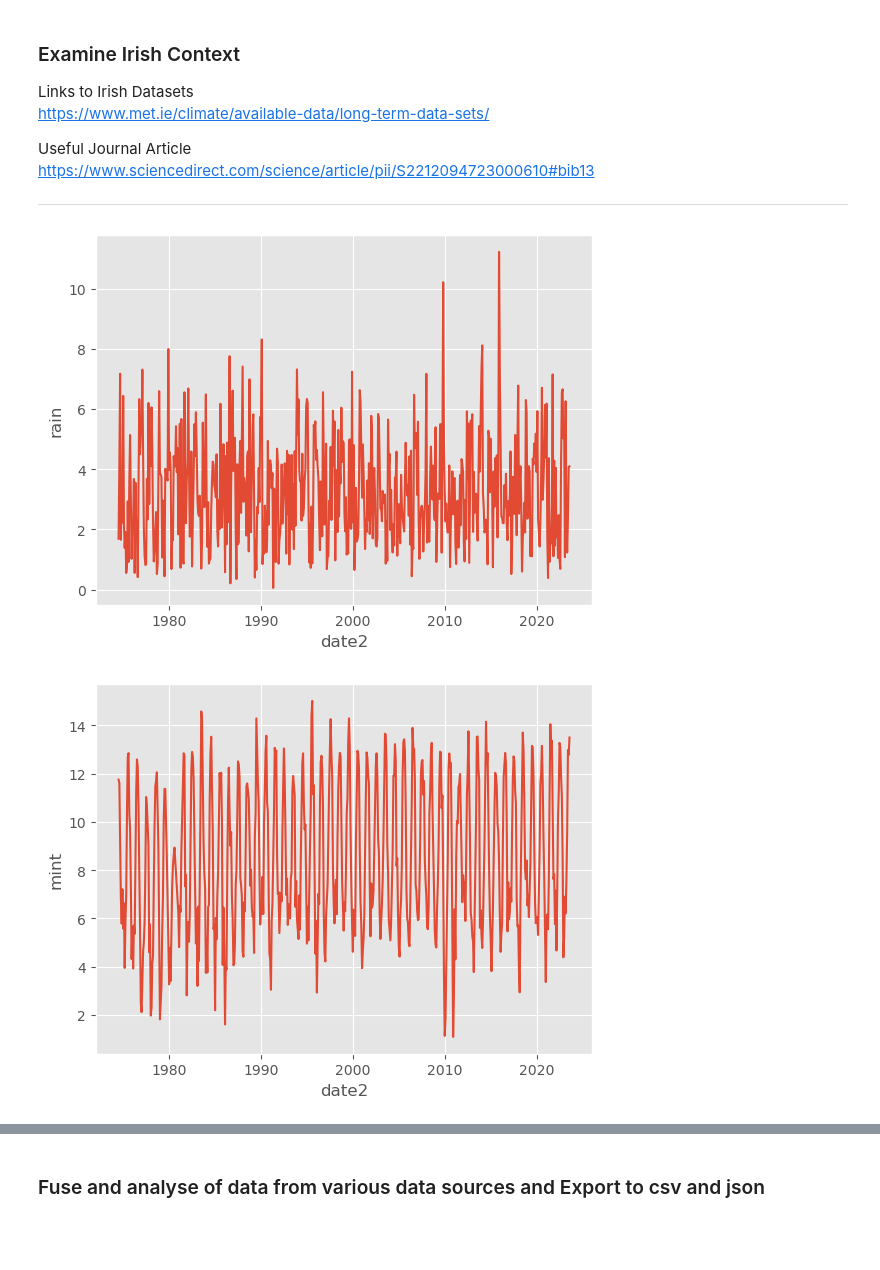
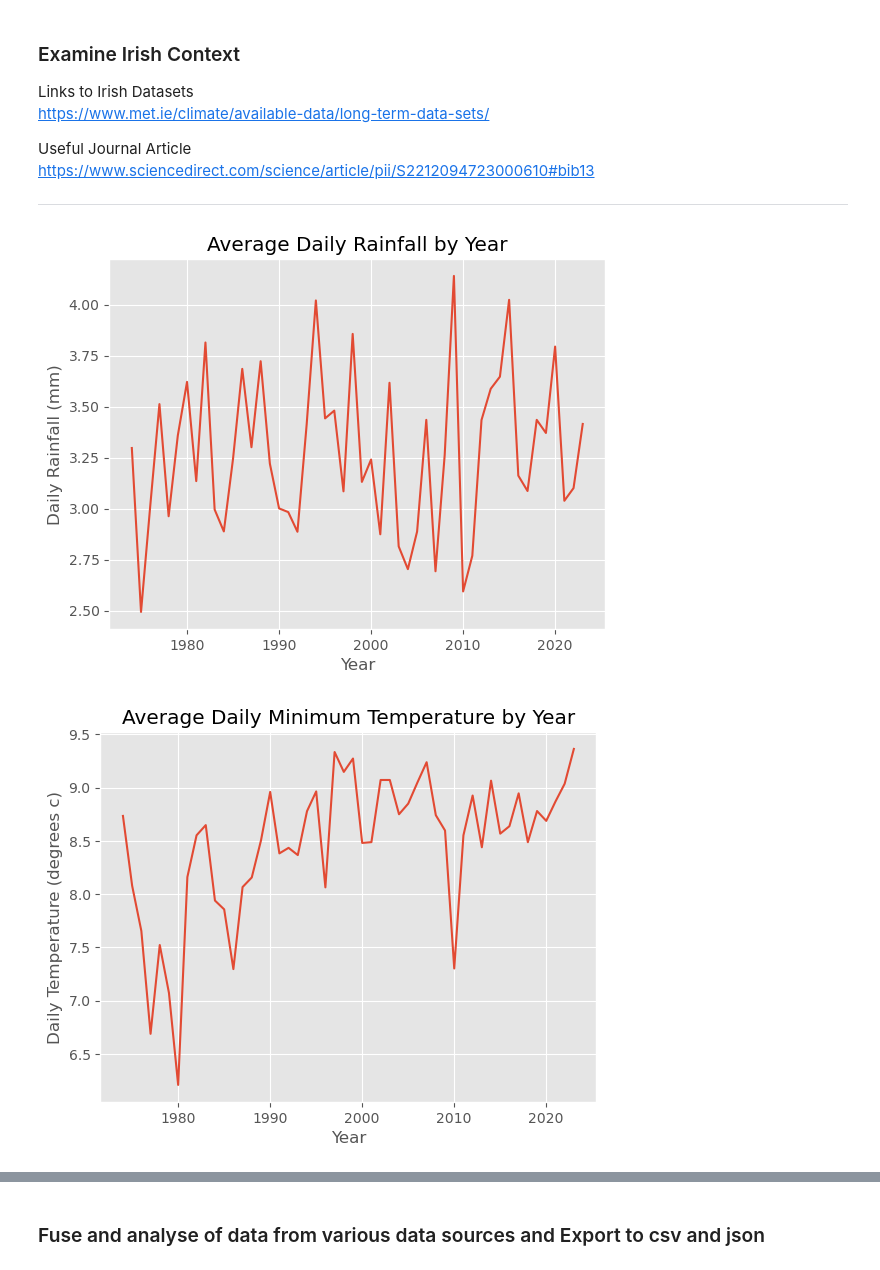
Before and after one commit to PeeBs68/prog_da_project2, a Jupyter notebook: project2.ipynb, the cells around one changed output, grey strips where cells are left out. Cells and saved outputs as stored; diff of their text form; code cells hidden in the pictures; blank space fills up the shorter version.

Commit message:
CHanged Irish plots to yearly and added comparison plots

```diff
--- a/project2.ipynb
+++ b/project2.ipynb
@@ -339,6 +339,7 @@ https://www.sciencedirect.com/science/article/pii/S2212094723000610#bib13
 ---
 # %%
 # Read in data
+# Data sourced from https://www.met.ie/climate/available-data/historical-data (Sherkin Island)
 
 ir_si_data_col_names = ['date', 'rain', 'maxt', 'mint']
 ir_data_si_df = pd.read_csv("source_data/sherkin_island_1972_2023.csv", skiprows = range(0, 745), sep=',', names=ir_si_data_col_names, usecols=[0,2,4,6])
@@ -347,9 +348,9 @@ ir_data_si_df = pd.read_csv("source_data/sherkin_island_1972_2023.csv", skiprows
 ir_data_si_df['date'] = pd.to_datetime(ir_data_si_df['date'])
 
 # Convert date field to period in months
-ir_data_si_df['date2'] = ir_data_si_df['date'].dt.to_period('M')
+ir_data_si_df['date2'] = ir_data_si_df['date'].dt.to_period('Y')
 
-# Get average rainfall by month
+# Get average rainfall by year/month
 df_mean = ir_data_si_df.groupby(['date2'])[['rain']].mean() # https://stackoverflow.com/questions/74578718/pandas-dataframe-column-name-is-oriented-incorrectly
 df_mean = df_mean.reset_index()
 
@@ -357,35 +358,27 @@ df_mean = df_mean.reset_index()
 df_mean['date2'] = df_mean['date2'].astype(str)
 df_mean['date2'] = pd.to_datetime(df_mean['date2'])
 
-# PLotting
-#x =  df_mean['date2']
-#y =  df_mean['rain']
-#plt.plot(x, y)
-df_mean
-
-sns.lineplot(data=df_mean, x='date2', y='rain');
+ax = sns.lineplot(data=df_mean, x='date2', y='rain')
+ax.set(xlabel='Year',
+       ylabel='Daily Rainfall (mm)',
+       title='Average Daily Rainfall by Year');
 # %% [output]
-[figure, old version]
+[figure, new version]
 # %%
-# Get average min temp by month
+# Get average min temp by year/month
 
 ir_data_si_df["mint"] = pd.to_numeric(ir_data_si_df["mint"], errors='coerce')
 df_mint = ir_data_si_df.groupby(['date2'])[['mint']].mean(numeric_only=True) # https://stackoverflow.com/questions/74578718/pandas-dataframe-column-name-is-oriented-incorrectly
 df_mint = df_mint.reset_index()
-#df_mint
 
 # Changing datetime from period back to Datetime: https://stackoverflow.com/questions/57580072/changing-period-to-datetime
 df_mint['date2'] = df_mint['date2'].astype(str)
 df_mint['date2'] = pd.to_datetime(df_mint['date2'])
 
-#df_mint["mint"] = pd.to_numeric(df_mint["mint"])
-
-#df_mint
-# PLotting
-#x =  df_mean['date2']
-#y =  df_mean['rain']
-#plt.plot(x, y)
-sns.lineplot(data=df_mint, x='date2', y='mint');
+ax = sns.lineplot(data=df_mint, x='date2', y='mint');
+ax.set(xlabel='Year',
+       ylabel='Daily Temperature (degrees c)',
+       title='Average Daily Minimum Temperature by Year');
 # %% [output]
-[figure, old version]
+[figure, new version]
 # %%
```
Also changed, not shown: parts of 11 cells of this notebook.
